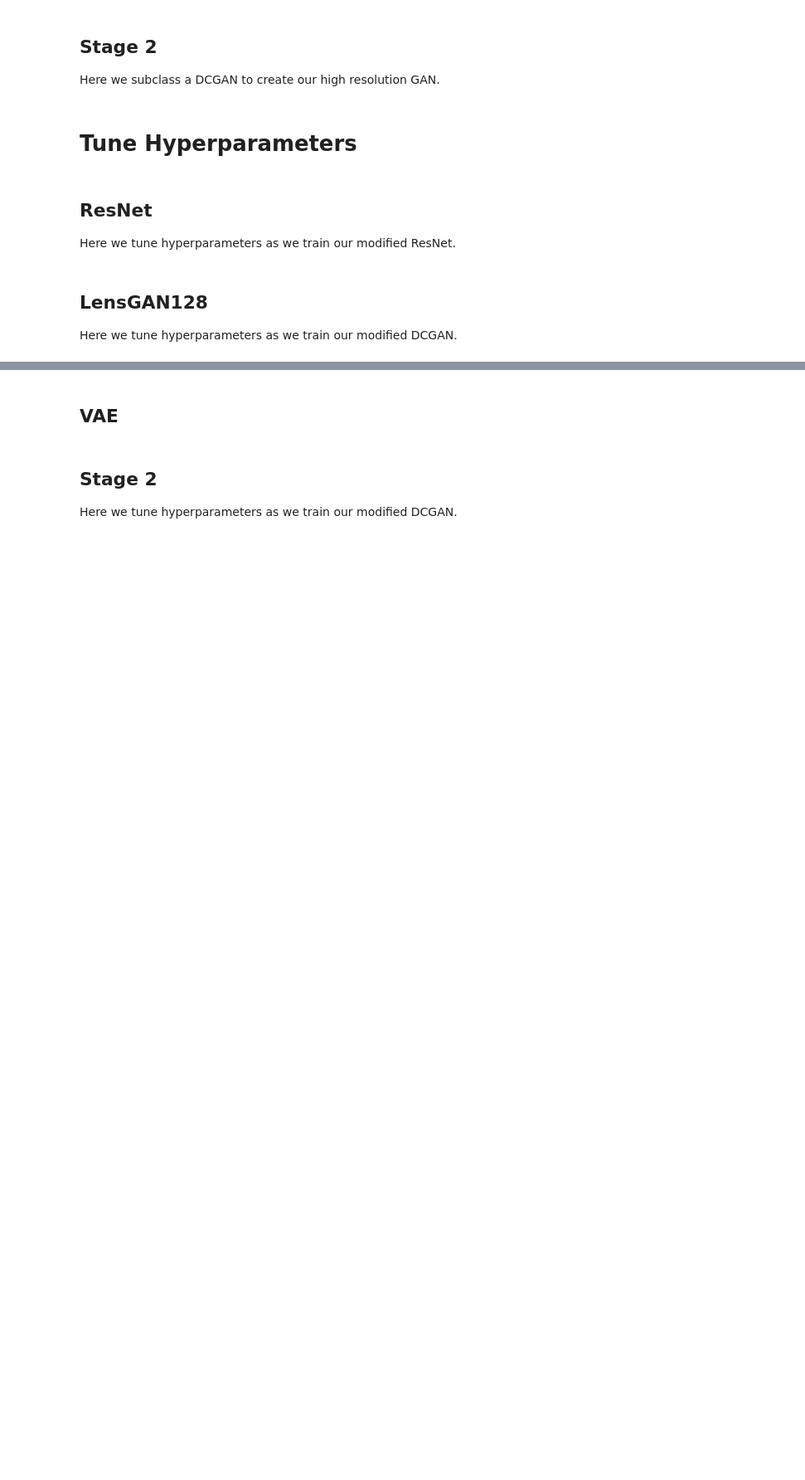
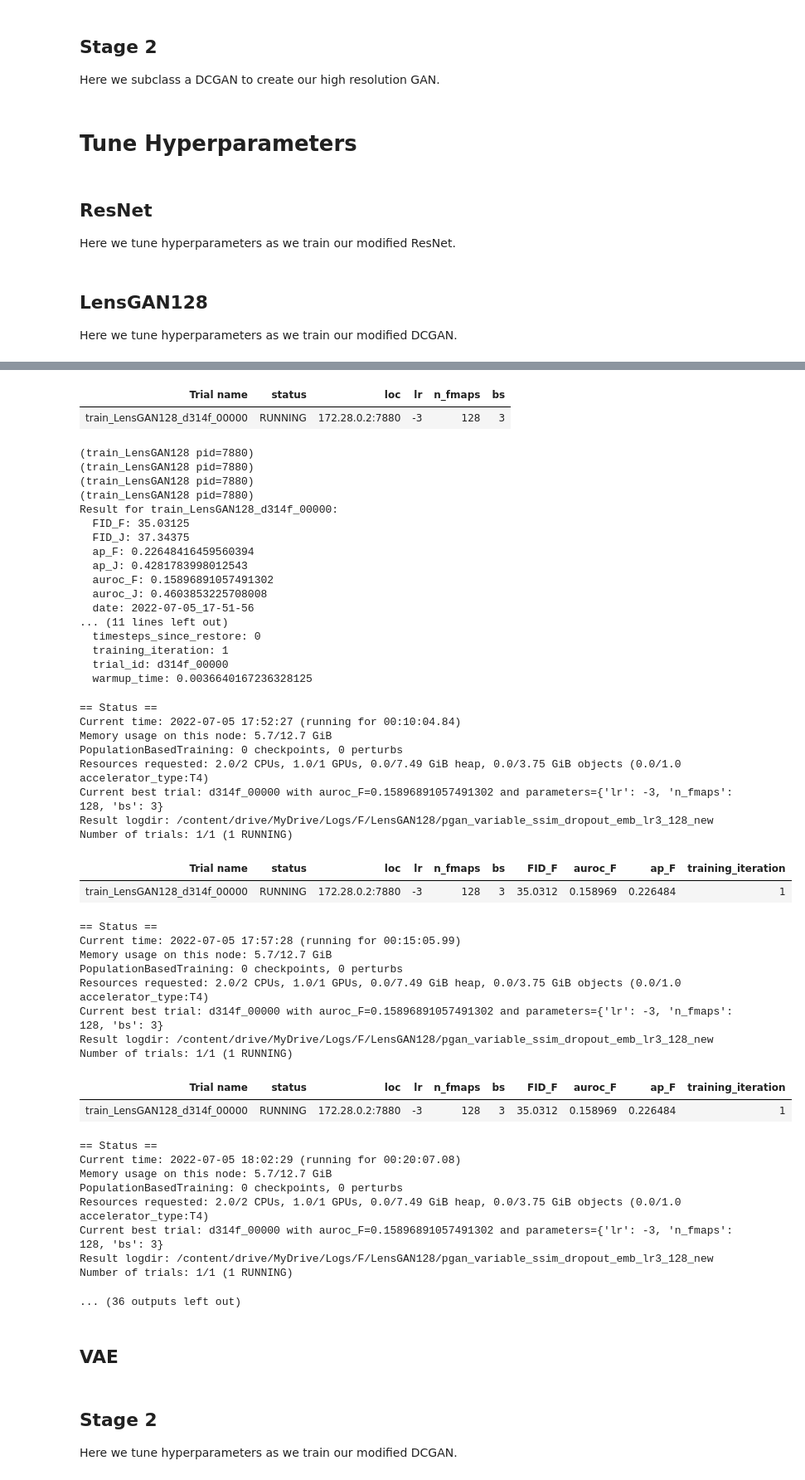
Before and after one commit to souravraha/galaxy, a Jupyter notebook: Lightning_Tune.ipynb, the cells around one changed output, grey strips where cells are left out. Shown: that part at 83% size. Cells and saved outputs as stored; diff of their text form; code cells hidden in the pictures; blank space fills up the shorter version.

```diff
--- a/Lightning_Tune.ipynb
+++ b/Lightning_Tune.ipynb
@@ -420,7 +420,6 @@ class LensGAN128(DCGAN):
     def plotting(self):
         self.eval()
         torch.set_grad_enabled(False)
-        print('\r', self.global_step, self.stage, self.alpha, end='')
         labels = torch.arange(self.hparams.num_classes, device=self.device)
         imgs = self._get_fake_data(labels, all_layers=True)
         for lyr, img4d in enumerate(imgs[:-1]):
@@ -455,7 +454,8 @@ class LensGAN128(DCGAN):
     def on_train_batch_start(self, batch, batch_idx):
         # Update stage and alpha
         self.stage = (1 + self.current_epoch) // 2
-        self.alpha = min(batch_idx / self.trainer.num_training_batches, 1.0) if self.current_epoch % 2 == 1 else 1.0
+        self.alpha = batch_idx / self.trainer.num_training_batches if self.current_epoch % 2 == 1 else 1.0
+        # print(batch_idx, self.trainer.num_training_batches)
 
         s = all([v <= 1.0 for k, v in self.trainer.progress_bar_metrics.items() if k.startswith('loss_G_')])
         if s or self.global_step % self.hparams.step_size == 0:
@@ -471,6 +471,7 @@ class LensGAN128(DCGAN):
 
     def training_step(self, batch, batch_idx, optimizer_idx):
         real, self.labels = batch # Can remove this attribute when not using acgan
+        print('\r', self.global_step, self.stage, self.alpha, end='')
         fake = self._get_fake_data(self.labels).type_as(real)
         # ssim = tm.functional.multiscale_structural_similarity_index_measure(
         #   F.interpolate(fake, real.shape[-2:]), real, True, 0.4, 3,
@@ -1210,7 +1211,7 @@ def train_LensGAN128(config, checkpoint_dir=None, num_steps=2, num_gpus=torch.cu
                 # Validation end is better, resumes with updated checkpoint
                 # on='train_end',
             ),
-            ModuleDataMonitor(True),
+            # ModuleDataMonitor(True),
             TQDMProgressBar(refresh_rate=int(7500//int(2**np.rint(config['bs'])))),
         ],
         # stochastic_weight_avg=True,
@@ -1232,7 +1233,7 @@ def tune_LensGAN128_pbt(num_samples=10, num_steps=2, gpus_per_trial=torch.cuda.d
             num_gpus=gpus_per_trial
         ),
         # Change the folder name when changing dataset--------------------------------------------------------------------------
-        name='F/LensGAN128/test',
+        name='F/LensGAN128/pgan_variable_ssim_dropout_emb_lr3_128_new',
         metric='auroc_F',
         mode='max',
         resources_per_trial={'cpu': os.cpu_count(), 'gpu': gpus_per_trial},
@@ -1283,3 +1284,4 @@ if __name__ == '__main__':
     else:
         # pbt scheduler
         tune_LensGAN128_pbt(num_samples=1, num_steps=20, gpus_per_trial=torch.cuda.device_count())
+# %% [output]
@@ -1286,3 +1322,51 @@ if __name__ == '__main__':
+| Trial name | status | loc | lr | n_fmaps | bs |
+| train_LensGAN128_d314f_00000 | RUNNING | 172.28.0.2:7880 | -3 | 128 | 3 |
+(train_LensGAN128 pid=7880)
+(train_LensGAN128 pid=7880)
+(train_LensGAN128 pid=7880)
+(train_LensGAN128 pid=7880)
+Result for train_LensGAN128_d314f_00000:
+  FID_F: 35.03125
+  FID_J: 37.34375
+  ap_F: 0.22648416459560394
+  ap_J: 0.4281783998012543
+  auroc_F: 0.15896891057491302
+  auroc_J: 0.4603853225708008
+  date: 2022-07-05_17-51-56
+... (11 lines left out)
+  timesteps_since_restore: 0
+  training_iteration: 1
+  trial_id: d314f_00000
+  warmup_time: 0.0036640167236328125
+== Status ==
+Current time: 2022-07-05 17:52:27 (running for 00:10:04.84)
+Memory usage on this node: 5.7/12.7 GiB
+PopulationBasedTraining: 0 checkpoints, 0 perturbs
+Resources requested: 2.0/2 CPUs, 1.0/1 GPUs, 0.0/7.49 GiB heap, 0.0/3.75 GiB objects (0.0/1.0 accelerator_type:T4)
+Current best trial: d314f_00000 with auroc_F=0.15896891057491302 and parameters={'lr': -3, 'n_fmaps': 128, 'bs': 3}
+Result logdir: /content/drive/MyDrive/Logs/F/LensGAN128/pgan_variable_ssim_dropout_emb_lr3_128_new
+Number of trials: 1/1 (1 RUNNING)
+| Trial name | status | loc | lr | n_fmaps | bs | FID_F | auroc_F | ap_F | training_iteration |
+| train_LensGAN128_d314f_00000 | RUNNING | 172.28.0.2:7880 | -3 | 128 | 3 | 35.0312 | 0.158969 | 0.226484 | 1 |
+== Status ==
+Current time: 2022-07-05 17:57:28 (running for 00:15:05.99)
+Memory usage on this node: 5.7/12.7 GiB
+PopulationBasedTraining: 0 checkpoints, 0 perturbs
+Resources requested: 2.0/2 CPUs, 1.0/1 GPUs, 0.0/7.49 GiB heap, 0.0/3.75 GiB objects (0.0/1.0 accelerator_type:T4)
+Current best trial: d314f_00000 with auroc_F=0.15896891057491302 and parameters={'lr': -3, 'n_fmaps': 128, 'bs': 3}
+Result logdir: /content/drive/MyDrive/Logs/F/LensGAN128/pgan_variable_ssim_dropout_emb_lr3_128_new
+Number of trials: 1/1 (1 RUNNING)
+| Trial name | status | loc | lr | n_fmaps | bs | FID_F | auroc_F | ap_F | training_iteration |
+| train_LensGAN128_d314f_00000 | RUNNING | 172.28.0.2:7880 | -3 | 128 | 3 | 35.0312 | 0.158969 | 0.226484 | 1 |
+== Status ==
+Current time: 2022-07-05 18:02:29 (running for 00:20:07.08)
+Memory usage on this node: 5.7/12.7 GiB
+PopulationBasedTraining: 0 checkpoints, 0 perturbs
+Resources requested: 2.0/2 CPUs, 1.0/1 GPUs, 0.0/7.49 GiB heap, 0.0/3.75 GiB objects (0.0/1.0 accelerator_type:T4)
+Current best trial: d314f_00000 with auroc_F=0.15896891057491302 and parameters={'lr': -3, 'n_fmaps': 128, 'bs': 3}
+Result logdir: /content/drive/MyDrive/Logs/F/LensGAN128/pgan_variable_ssim_dropout_emb_lr3_128_new
+Number of trials: 1/1 (1 RUNNING)
+... (36 outputs left out)
 # %%
 # %reload_ext tensorboard
 !tensorboard --logdir=./drive/MyDrive/Logs/F/LensGAN128/test
```
Also changed, not shown: parts of 2 cells of this notebook.
